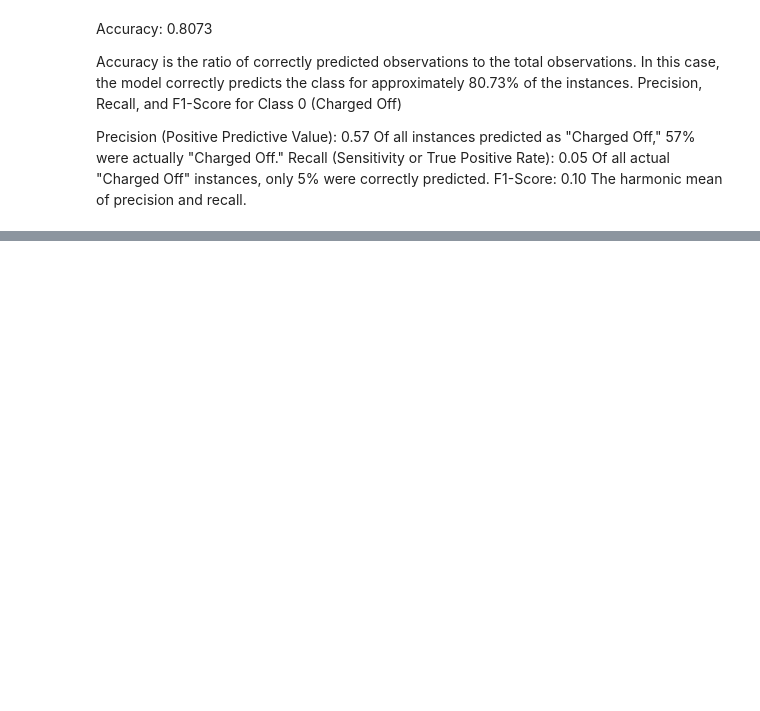
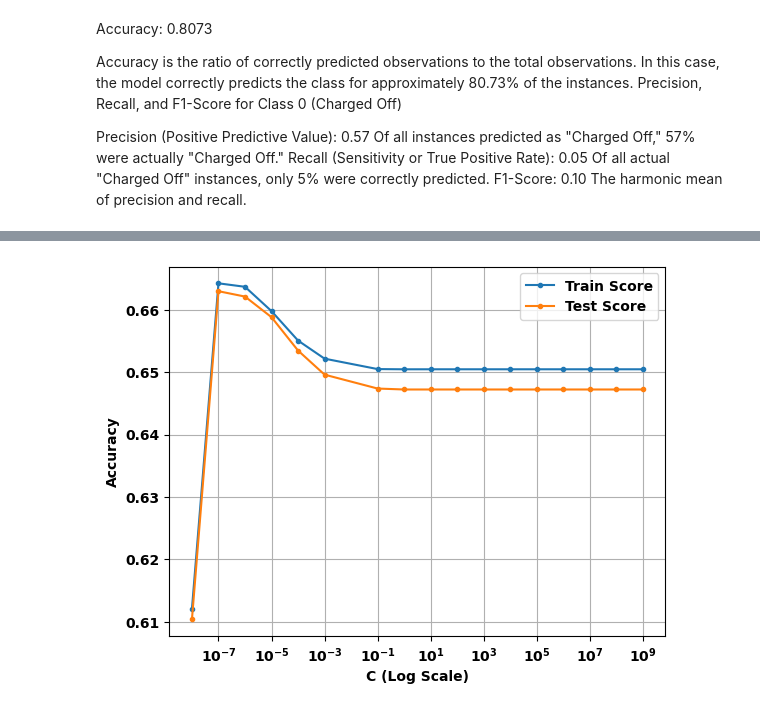
Before and after one commit to botchavs/capstone, a Jupyter notebook: Capstone_working.ipynb, the cells around one changed output, grey strips where cells are left out. Saved outputs shown, nothing was run; the diff lists cells and outputs as text; code cells hidden in the pictures; blank space fills up the shorter version.

Commit message:
Used 1) Class weights 'balanced' and 2) SMOTE to balance the dataset

```diff
--- a/Capstone_working.ipynb
+++ b/Capstone_working.ipynb
@@ -387,2 +556,0 @@ print(columns_with_nulls.sort_values(ascending = True))
-# %%
-raw_df.dropna(subset=['revol_util', 'pub_rec_bankruptcies'], inplace=True)
@@ -429,3 +624,0 @@ raw_df.isnull().sum() # checking for nulls
-# %%
-#drop the columns 'title','emp_length','revol_util','pub_rec_bankruptcies','emp_title'
-raw_df = raw_df.drop(columns = ['title','emp_length','emp_title'])
@@ -510,7 +707,7 @@ X = processed_df.drop('loan_status', axis=1)  #  'loan_status' is target variabl
 y = processed_df['loan_status']
 
 # Split the dataset into training and testing sets
-X_train, X_test, y_train, y_test = train_test_split(X, y, test_size=0.3, random_state=49)
+X_train, X_test, y_train, y_test = train_test_split(X, y, test_size=0.15, random_state=49)
 
 # Initialize StandardScaler
 scaler = StandardScaler()
@@ -609,7 +818,7 @@ from sklearn.linear_model import LogisticRegression
 
 # Assuming X_train, y_train are your training data
 # Assuming class 0 is the minority class
-class_weights = {0: 2, 1: 1}  # You can adjust the weights based on the imbalance ratio
+class_weights = {0: 4, 1: 1}  # You can adjust the weights based on the imbalance ratio
 
 model = LogisticRegression(class_weight=class_weights)
 model.fit(X_train_scaled, y_train)
@@ -631,3 +850,42 @@ X_train_scaled.head()
+# %%
+C_range = np.array([.00000001, .0000001, .000001, .00001, .0001, .001, .1,
+                   1, 10, 100, 1000, 10000, 100000, 1000000, 10000000, 100000000, 1000000000])
+
+
+# Lists to store training and testing scores
+train_scores = []
+test_scores = []
+
+# Iterate over different values of C
+for C_value in C_range:
+    # Initialize Logistic Regression model with the current C value
+    model = LogisticRegression(C = C_value, class_weight = 'balanced', random_state=1)
+
+    # Fit the model on the training set
+    model.fit(X_train_scaled, y_train)
+
+     # Make predictions on the training set
+    y_train_pred = model.predict(X_train_scaled)
+
+    # Make predictions on the testing set
+    y_test_pred = model.predict(X_test_scaled)
+
+    # Append testing scores to the respective list
+    train_scores.append(accuracy_score(y_train, y_train_pred))
+    test_scores.append(accuracy_score(y_test, y_test_pred))
+
+# Plotting results
+plt.figure()
+plt.plot(C_range, train_scores, label='Train Score', marker='.')
+plt.plot(C_range, test_scores, label='Test Score', marker='.')
+plt.xlabel('C (Log Scale)')
+plt.ylabel('Accuracy')
+plt.xscale("log")
+plt.grid()
+plt.legend()
+plt.show()
+# %% [output]
+[figure, added]
 # %%
 from imblearn.over_sampling import SMOTE
 from sklearn.linear_model import LogisticRegression
```
Also changed, not shown: parts of 54 cells of this notebook.
